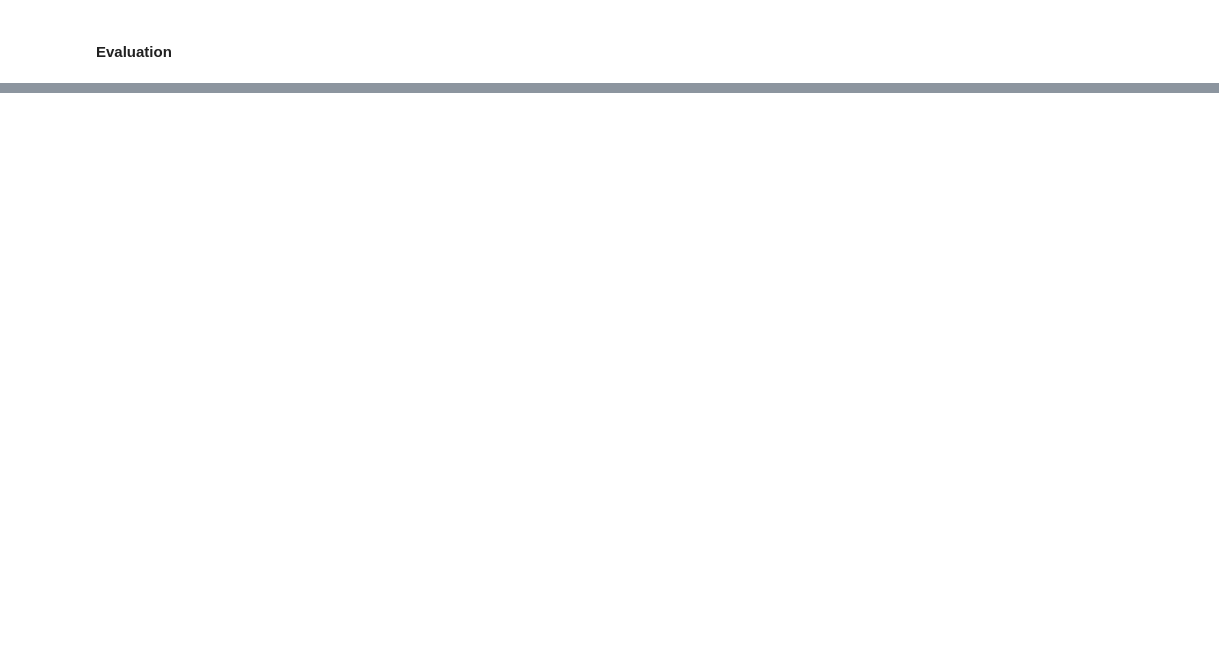
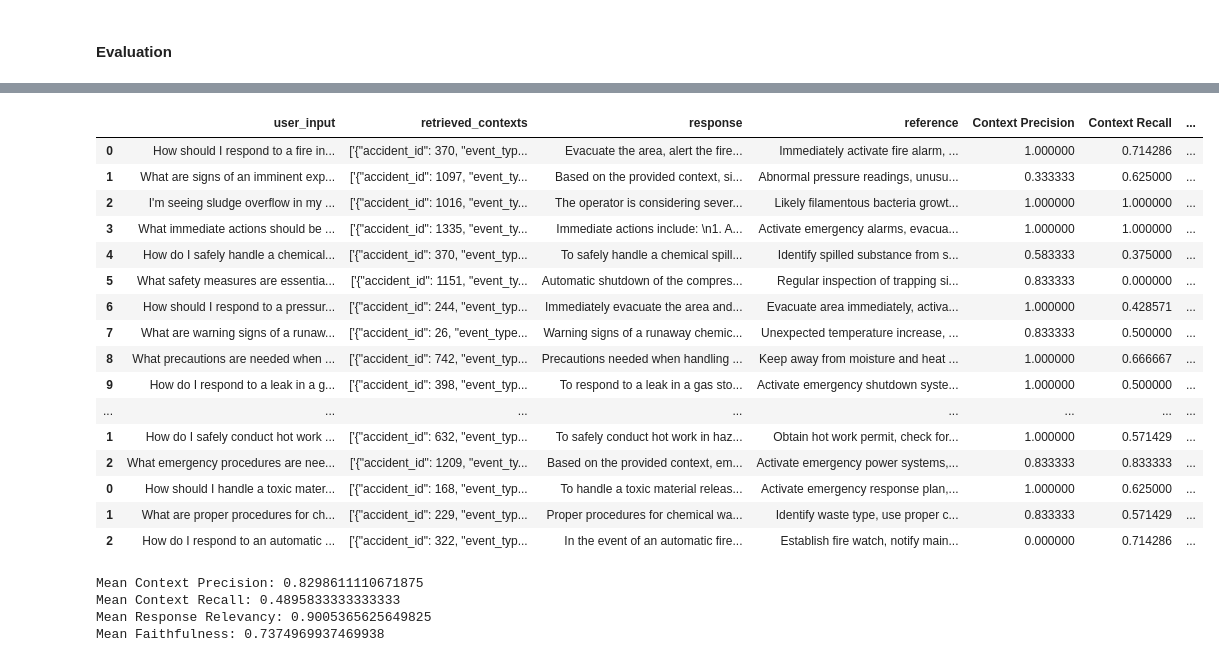
Before and after one commit to MrSneaker/IncidentNavigatorProject, a Jupyter notebook: retrieval.ipynb, the cells around one changed output, grey strips where cells are left out. Drawn from its saved outputs; the diff is of its cells as text; code cells hidden in the pictures; blank space fills up the shorter version.

```diff
--- a/retrieval.ipynb
+++ b/retrieval.ipynb
@@ -288,0 +316,37 @@ Error decoding JSON: Expecting value: line 1 column 1 (char 0)
+# %%
+df1 = pd.read_csv("data/eval_results_part1.csv")
+df2 = pd.read_csv("data/eval_results_part2.csv")
+df3 = pd.read_csv("data/eval_results_part3.csv")
+
+
+df = pd.concat([df1, df2, df3], axis=0)
+df.to_csv("data/eval_results.csv", index=False)
+df
+# %% [output]
+|  | user_input | retrieved_contexts | response | reference | Context Precision | Context Recall | ... |
+| 0 | How should I respond to a fire in... | ['{"accident_id": 370, "event_typ... | Evacuate the area, alert the fire... | Immediately activate fire alarm, ... | 1.000000 | 0.714286 | ... |
+| 1 | What are signs of an imminent exp... | ['{"accident_id": 1097, "event_ty... | Based on the provided context, si... | Abnormal pressure readings, unusu... | 0.333333 | 0.625000 | ... |
+| 2 | I'm seeing sludge overflow in my ... | ['{"accident_id": 1016, "event_ty... | The operator is considering sever... | Likely filamentous bacteria growt... | 1.000000 | 1.000000 | ... |
+| 3 | What immediate actions should be ... | ['{"accident_id": 1335, "event_ty... | Immediate actions include: \n1. A... | Activate emergency alarms, evacua... | 1.000000 | 1.000000 | ... |
+| 4 | How do I safely handle a chemical... | ['{"accident_id": 370, "event_typ... | To safely handle a chemical spill... | Identify spilled substance from s... | 0.583333 | 0.375000 | ... |
+| 5 | What safety measures are essentia... | ['{"accident_id": 1151, "event_ty... | Automatic shutdown of the compres... | Regular inspection of trapping si... | 0.833333 | 0.000000 | ... |
+| 6 | How should I respond to a pressur... | ['{"accident_id": 244, "event_typ... | Immediately evacuate the area and... | Evacuate area immediately, activa... | 1.000000 | 0.428571 | ... |
+| 7 | What are warning signs of a runaw... | ['{"accident_id": 26, "event_type... | Warning signs of a runaway chemic... | Unexpected temperature increase, ... | 0.833333 | 0.500000 | ... |
+| 8 | What precautions are needed when ... | ['{"accident_id": 742, "event_typ... | Precautions needed when handling ... | Keep away from moisture and heat ... | 1.000000 | 0.666667 | ... |
+| 9 | How do I respond to a leak in a g... | ['{"accident_id": 398, "event_typ... | To respond to a leak in a gas sto... | Activate emergency shutdown syste... | 1.000000 | 0.500000 | ... |
+| ... | ... | ... | ... | ... | ... | ... | ... |
+| 1 | How do I safely conduct hot work ... | ['{"accident_id": 632, "event_typ... | To safely conduct hot work in haz... | Obtain hot work permit, check for... | 1.000000 | 0.571429 | ... |
+| 2 | What emergency procedures are nee... | ['{"accident_id": 1209, "event_ty... | Based on the provided context, em... | Activate emergency power systems,... | 0.833333 | 0.833333 | ... |
+| 0 | How should I handle a toxic mater... | ['{"accident_id": 168, "event_typ... | To handle a toxic material releas... | Activate emergency response plan,... | 1.000000 | 0.625000 | ... |
+| 1 | What are proper procedures for ch... | ['{"accident_id": 229, "event_typ... | Proper procedures for chemical wa... | Identify waste type, use proper c... | 0.833333 | 0.571429 | ... |
+| 2 | How do I respond to an automatic ... | ['{"accident_id": 322, "event_typ... | In the event of an automatic fire... | Establish fire watch, notify main... | 0.000000 | 0.714286 | ... |
+# %%
+print("Mean Context Precision:", df["Context Precision"].mean())
+print("Mean Context Recall:", df["Context Recall"].mean())
+print("Mean Response Relevancy:", df["Response Relevancy"].mean())
+print("Mean Faithfulness:", df["Faithfulness"].mean())
+# %% [output]
+Mean Context Precision: 0.8298611110671875
+Mean Context Recall: 0.4895833333333333
+Mean Response Relevancy: 0.9005365625649825
+Mean Faithfulness: 0.7374969937469938
```
Also changed, not shown: parts of 17 cells of this notebook, 16 other files.
